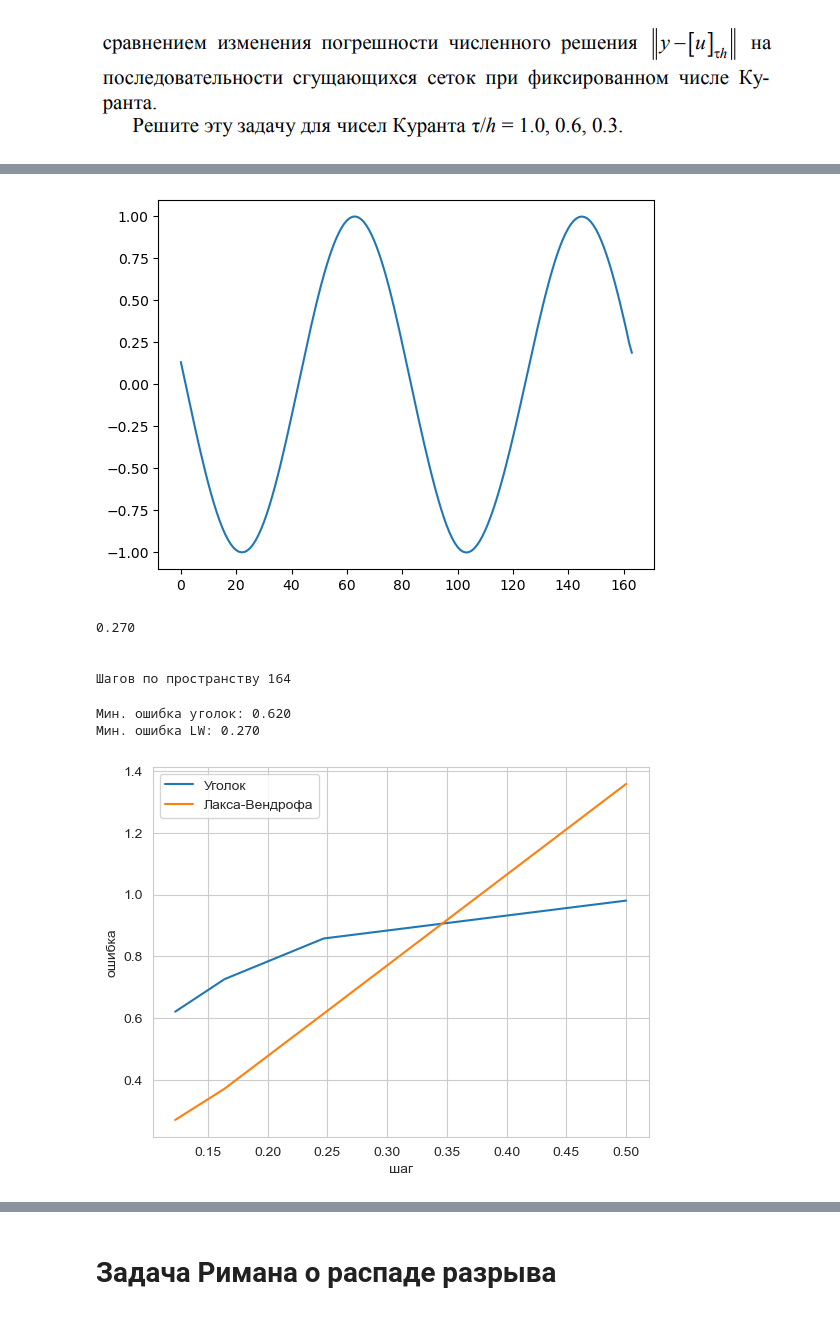
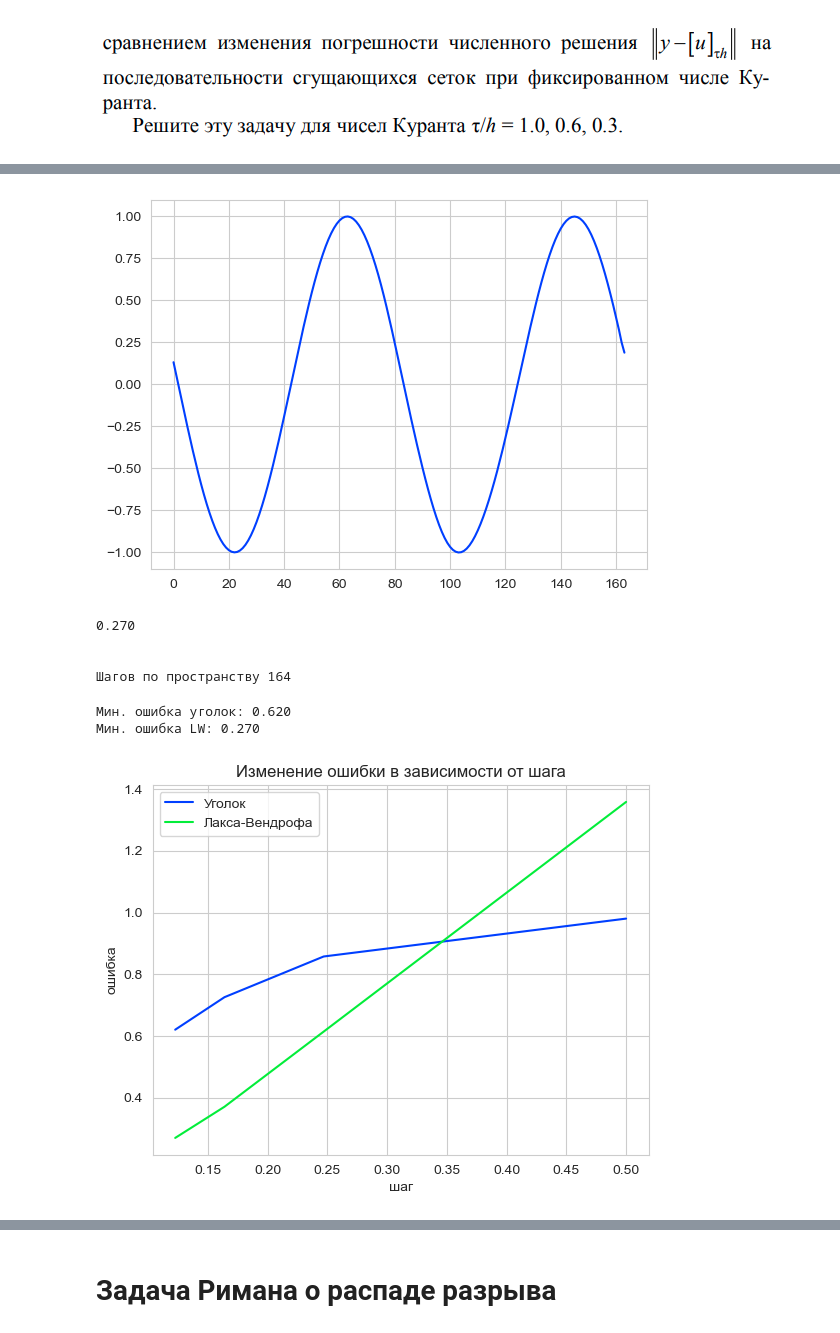
Before and after one commit to marfadita/CM-mipt, a Jupyter notebook: дз_самостоятельные/дз1_сем2.ipynb, the cells around one changed output, grey strips where cells are left out. Saved outputs shown, nothing was run; the diff lists cells and outputs as text; code cells hidden in the pictures.

```diff
--- a/дз_самостоятельные/дз1_сем2.ipynb
+++ b/дз_самостоятельные/дз1_сем2.ipynb
@@ -68,6 +68,7 @@ def solve(g, f_gran, num, clear = False, cur_cfl = cfl[0]):
         if t_out % 100 == 0:
             if clear:
                 clear_output(clear)
+            plt.style.use("seaborn-bright")
             plt.plot(res[-1])
             plt.show()
 
@@ -75,9 +76,6 @@ def solve(g, f_gran, num, clear = False, cur_cfl = cfl[0]):
     return res, np.max(mistake)
 
 
-# res_ugol_1, error_ugol_1 = solve(f, f_gran, 123,True)
-# print('{:.3f}'.format(error_ugol_1))
-
 error_ugol = []
 for num in 41*np.arange(1,5):
     res, er = solve(f, f_gran, num, True)
@@ -98,13 +95,13 @@ f_gw =  lambda cf, y_nm, y_n_m1, y_n_p1: y_nm * (1 - cf**2) + y_n_p1 * cf * (cf-
 
 
 error_lw = []
-for num in 41*np.arange(1,5):
+for num in 41 * np.arange(1,5):
     res, er = solve(f_gw, f_gran, num, True)
     print(f'Шагов по пространству {num}')
     error_lw.append(er)
     time.sleep(5)
 # %% [output]
-[figure, old version]
+[figure, new version]
 0.270
 
 
@@ -117,15 +114,16 @@ grid_h_plot = [grid_h(num) for num in 41*np.arange(1,5)]
 # %%
 import pandas as pd
 sns.set_style("whitegrid")
-sns.lineplot(data = pd.DataFrame({'шаг': grid_h_plot, 'ошибка' : error_ugol}), x= 'шаг', y = 'ошибка', label = 'Уголок')
+sns.lineplot(data = pd.DataFrame({'шаг': grid_h_plot, 'ошибка' : error_ugol}), x= 'шаг', y = 'ошибка', label = 'Уголок').set(title='Изменение ошибки в зависимости от шага')
 sns.lineplot(data = pd.DataFrame({'шаг': grid_h_plot, 'ошибка' : error_lw}), x= 'шаг', y = 'ошибка', label = 'Лакса-Вендрофа')
+
 
 print('Мин. ошибка уголок: {:.3f}'.format(np.min(error_ugol)))
 print('Мин. ошибка LW: {:.3f}'.format(np.min(error_lw)))
 # %% [output]
 Мин. ошибка уголок: 0.620
 Мин. ошибка LW: 0.270
-[figure, old version]
+[figure, new version]
 # %%
 sns.set_style("whitegrid")
 p_ugol = sns.regplot(data = pd.DataFrame({'log шагa': np.log(grid_h_plot), 'Ошибка' : error_ugol}),
```
Also changed, not shown: parts of 5 cells of this notebook.
